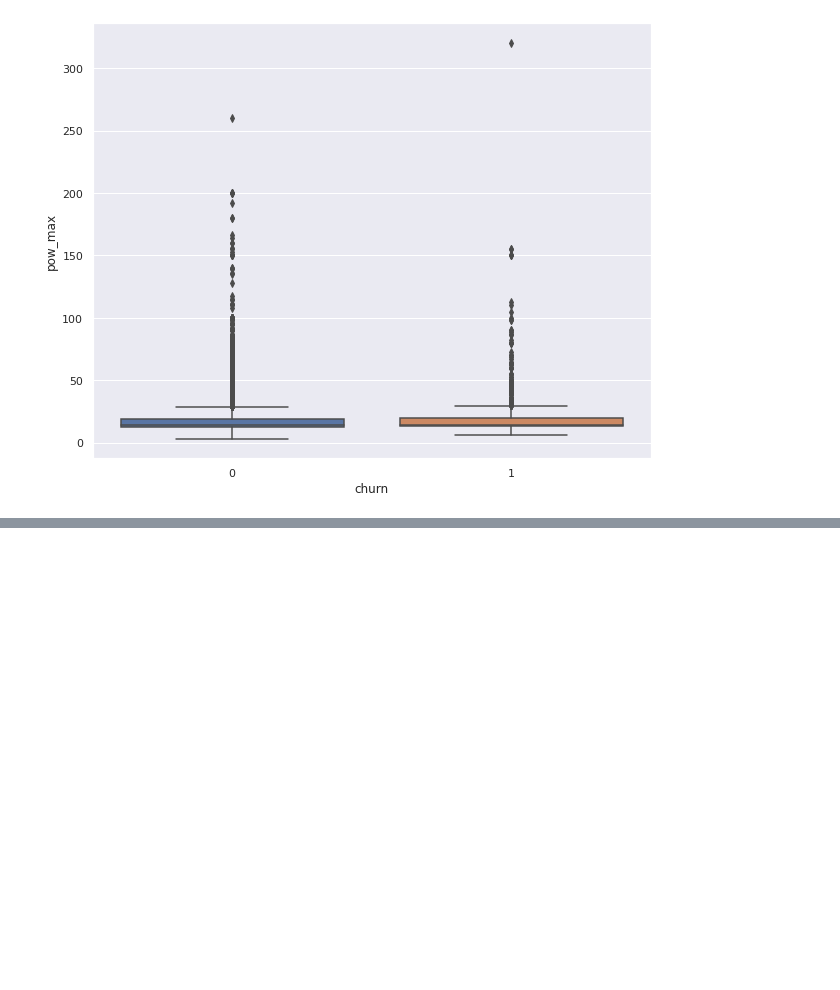
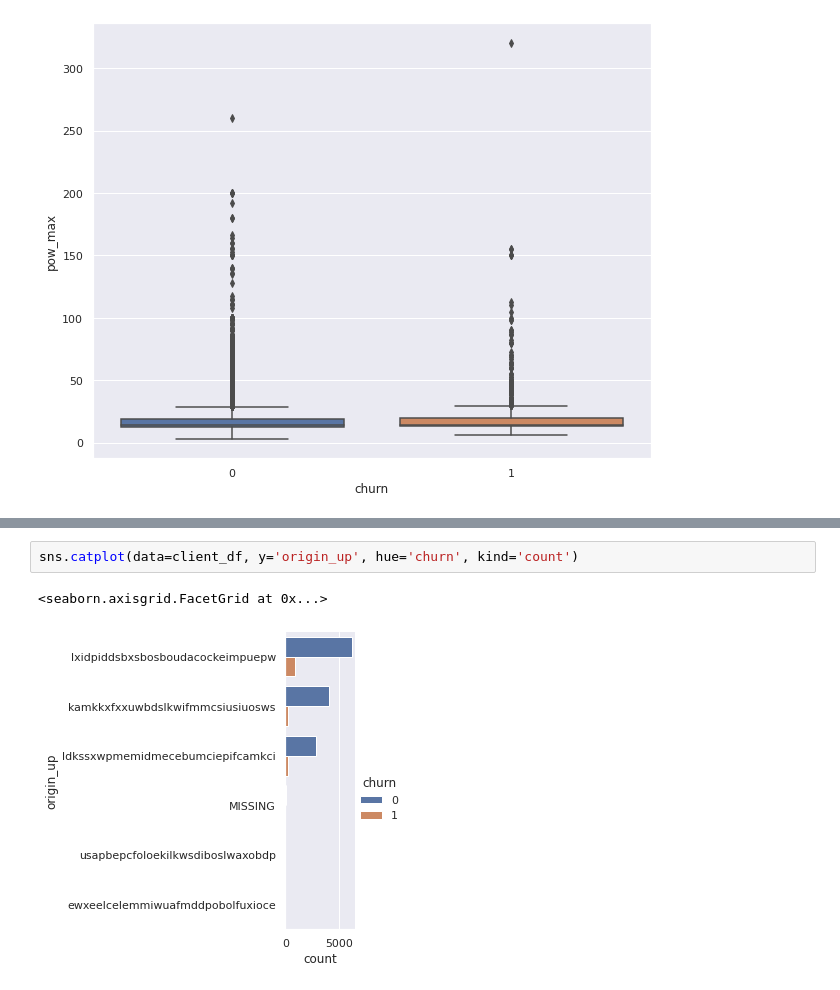
Before and after one commit to nug-12/BCG_Data_Virtual_Experience, a Jupyter notebook: BCG_eda.ipynb, the cells around one changed output, grey strips where cells are left out. Drawn from its saved outputs; the diff is of its cells as text; blank space fills up the shorter version.

```diff
--- a/BCG_eda.ipynb
+++ b/BCG_eda.ipynb
@@ -277,0 +309,5 @@ sns.boxplot(data=client_df, x='churn', y='pow_max')
+# %%
+sns.catplot(data=client_df, y='origin_up', hue='churn', kind='count')
+# %% [output]
+<seaborn.axisgrid.FacetGrid at 0x...>
+[figure, added]
```
Also changed, not shown: parts of 9 cells of this notebook.
